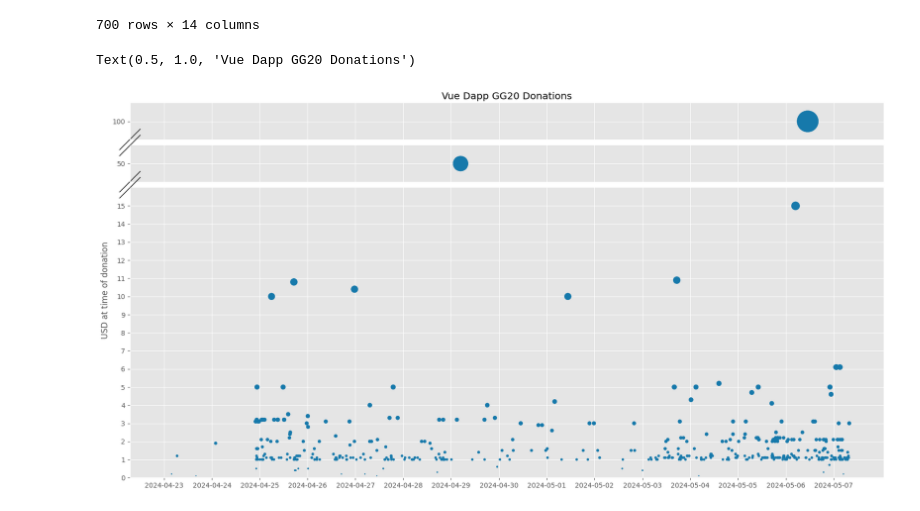
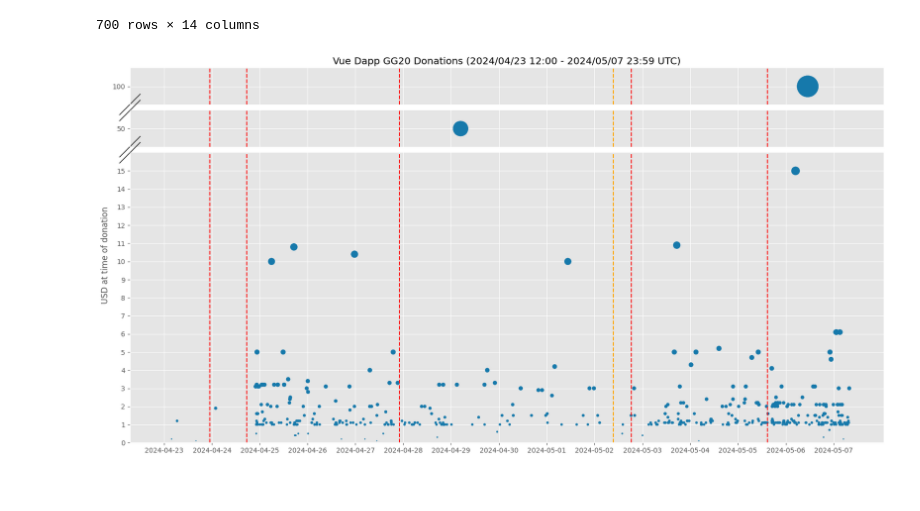
Before and after one commit to johnson86tw/vue-dapp-donations, a Jupyter notebook: vuedapp-gg20-6-scatterplot.ipynb, the cells around one changed output. Cells and saved outputs as stored; diff of their text form; code cells hidden in the pictures.

Commit message:
scatter add vertical line

```diff
--- a/vuedapp-gg20-6-scatterplot.ipynb
+++ b/vuedapp-gg20-6-scatterplot.ipynb
@@ -45,39 +45,69 @@ df
 | 699 | 0x31623d265c4a96468e8e3f52b1779d3... | 0x1B48bB09930676d99dDA36C1aD27ff0... | 0x9D75F4EbcB8e7669E59dcc27CBadC69... | 1000000000000000 | 1715125191000 | 1715122800000 | ETH | 1.715123e+12 | ... |
 700 rows × 14 columns
 # %%
+from datetime import datetime
+import pytz
+
 plt.figure(figsize=(20, 10), dpi=100)
+
+plt.style.use('ggplot') # for background grid
 
 bax = brokenaxes(ylims=((0, 16), (49, 51), (99, 101)), hspace=.05)
 
 # Create the scatterplot
 handles = bax.scatter(
     x=df['datetime'],
     y=df['usd_value_at_time'],
     s=df['usd_value_at_time'] * 10,
     color='#1679AB',
 
 )
 
 # x-axis ticks
 start_date = df['datetime'].iloc[0]
 end_date = df['datetime'].iloc[-1]
 
 date_range = pd.date_range(start=start_date, end=end_date, freq='D')  # Monthly frequency
 date_range = date_range.to_pydatetime()  # Convert to datetime objects
 
 
 bax.axs[0].set_xticks(ticks=date_range) # the upper plot
 bax.axs[1].set_xticks(ticks=date_range)
 bax.axs[2].set_xticks(ticks=date_range)
 
 # y-axis ticks
 bax.axs[2].set_yticks(range(0, 16, 1)) # the lower plot
 
 
 bax.set_ylabel("USD at time of donation")
-bax.set_title(f"Vue Dapp GG20 Donations")
+bax.set_title(f"Vue Dapp GG20 Donations (2024/04/23 12:00 - 2024/05/07 23:59 UTC)")
 
+
+
+# Legend (not working properly)
 # bax.legend(handles=handles, labels=['USD at time'], loc='upper left', title='Donation amount')
+
+
+date_strings = ["10:46 PM · Apr 24, 2024", "5:16 PM · Apr 25, 2024", "9:59 PM · Apr 28, 2024", "6:18 PM · May 3, 2024", "2:37 PM · May 6, 2024"]
+current_tz = pytz.timezone('Asia/Taipei')  # UTC+8
+target_tz = pytz.timezone('America/Chicago')  # CST
+
+
+for date_string in date_strings:
+    date_object = datetime.strptime(date_string, "%I:%M %p · %b %d, %Y")
+    date_object = current_tz.localize(date_object)
+    date_object = date_object.astimezone(target_tz)
+
+    for ax in bax.axs:
+        ax.axvline(x=date_object, color='r', linestyle='--')
+
+
+date_string = "9:20 AM · May 3, 2024"
+date_object = datetime.strptime(date_string, "%I:%M %p · %b %d, %Y")
+date_object = current_tz.localize(date_object)
+date_object = date_object.astimezone(target_tz)
+
+for ax in bax.axs:
+    ax.axvline(x=date_object, color='orange', linestyle='--')
 # %% [output]
-Text(0.5, 1.0, 'Vue Dapp GG20 Donations')
-[figure, old version]
+[figure, new version]
```
Also changed, not shown: 1 other file.
